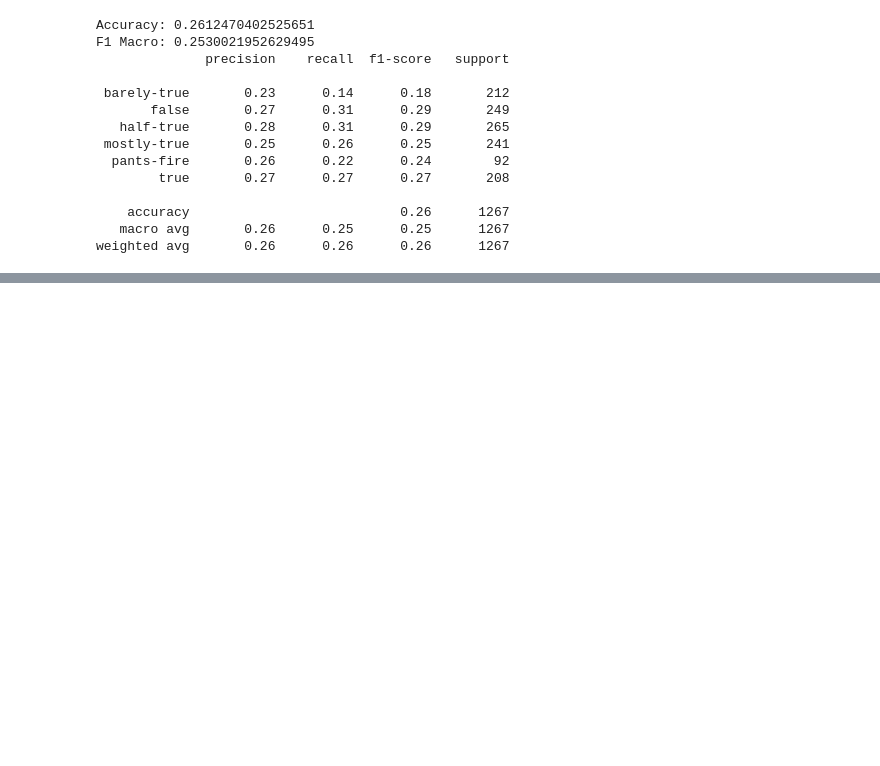
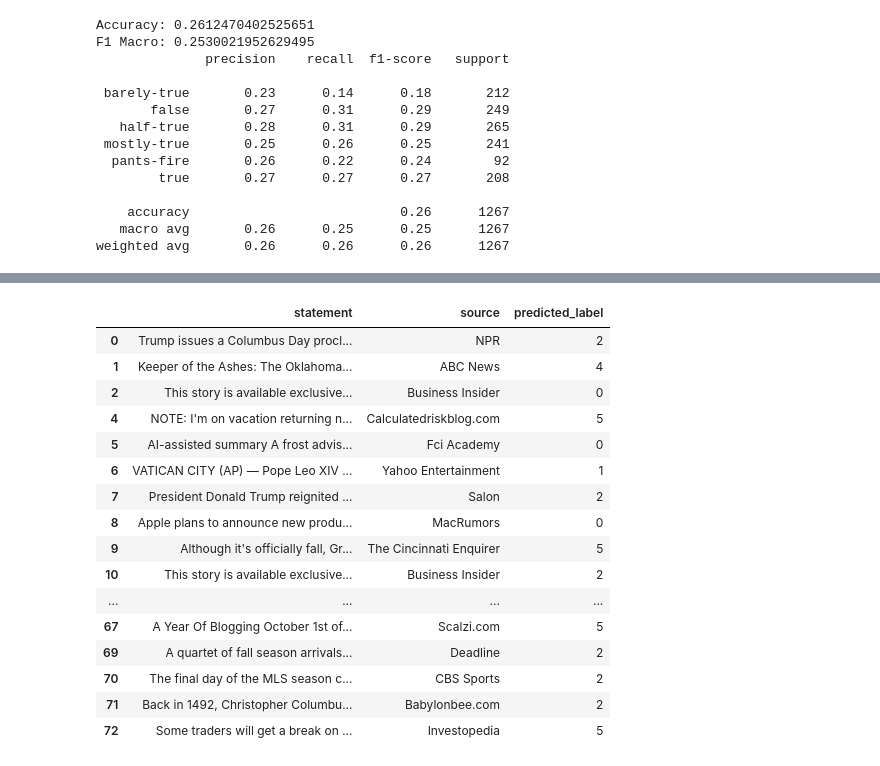
Before and after one commit to chriss-mo/ai4good, a Jupyter notebook: cmo_sentence_transformer.ipynb, the cells around one changed output, grey strips where cells are left out. Saved outputs shown, nothing was run; the diff lists cells and outputs as text; code cells hidden in the pictures; blank space fills up the shorter version.

Commit message:
create util file, run everything for e2e workflow

```diff
--- a/cmo_sentence_transformer.ipynb
+++ b/cmo_sentence_transformer.ipynb
@@ -1152,0 +1219,5 @@ weighted avg       0.26      0.26      0.26      1267
+# %%
+from ingestor_utils import ingest_articles
+
+unseen_df = ingest_articles("Columbus Day")
+unseen_df.head()
@@ -1152,0 +1231,22 @@ weighted avg       0.26      0.26      0.26      1267
+# %%
+pred_labels = pred_df(unseen_df)
+unseen_df['predicted_label'] = le.inverse_transform(pred_labels)
+unseen_df
+# %% [output]
+|  | statement | source | predicted_label |
+| 0 | Trump issues a Columbus Day procl... | NPR | 2 |
+| 1 | Keeper of the Ashes: The Oklahoma... | ABC News | 4 |
+| 2 | This story is available exclusive... | Business Insider | 0 |
+| 4 | NOTE: I'm on vacation returning n... | Calculatedriskblog.com | 5 |
+| 5 | AI-assisted summary A frost advis... | Fci Academy | 0 |
+| 6 | VATICAN CITY (AP) — Pope Leo XIV ... | Yahoo Entertainment | 1 |
+| 7 | President Donald Trump reignited ... | Salon | 2 |
+| 8 | Apple plans to announce new produ... | MacRumors | 0 |
+| 9 | Although it's officially fall, Gr... | The Cincinnati Enquirer | 5 |
+| 10 | This story is available exclusive... | Business Insider | 2 |
+| ... | ... | ... | ... |
+| 67 | A Year Of Blogging October 1st of... | Scalzi.com | 5 |
+| 69 | A quartet of fall season arrivals... | Deadline | 2 |
+| 70 | The final day of the MLS season c... | CBS Sports | 2 |
+| 71 | Back in 1492, Christopher Columbu... | Babylonbee.com | 2 |
+| 72 | Some traders will get a break on ... | Investopedia | 5 |
```
Also changed, not shown: parts of 3 cells of this notebook, 2 other files.
